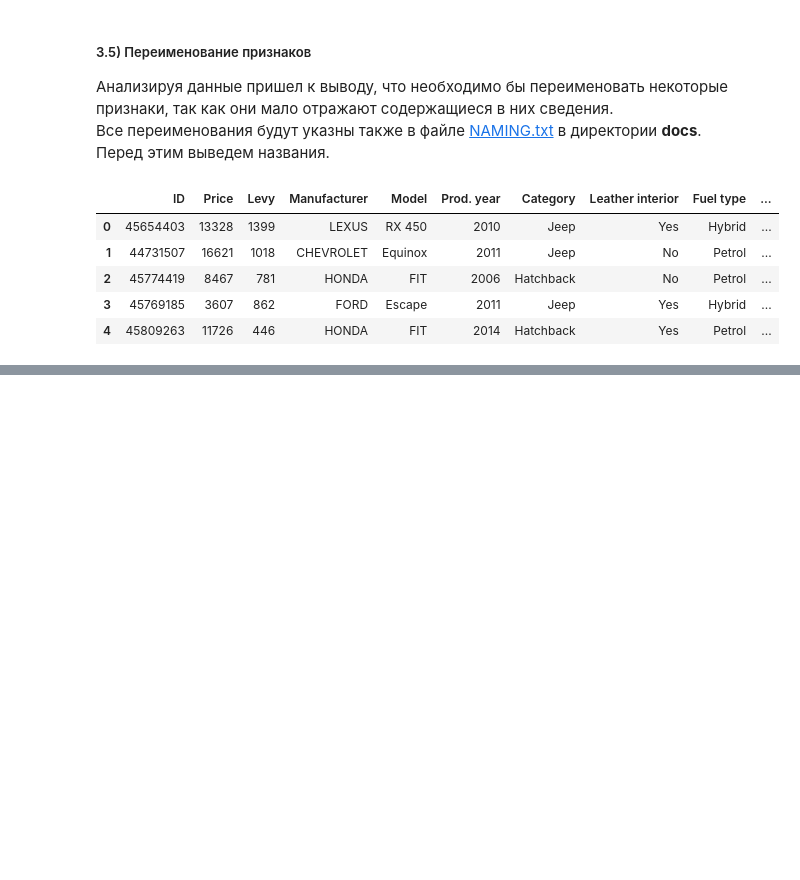
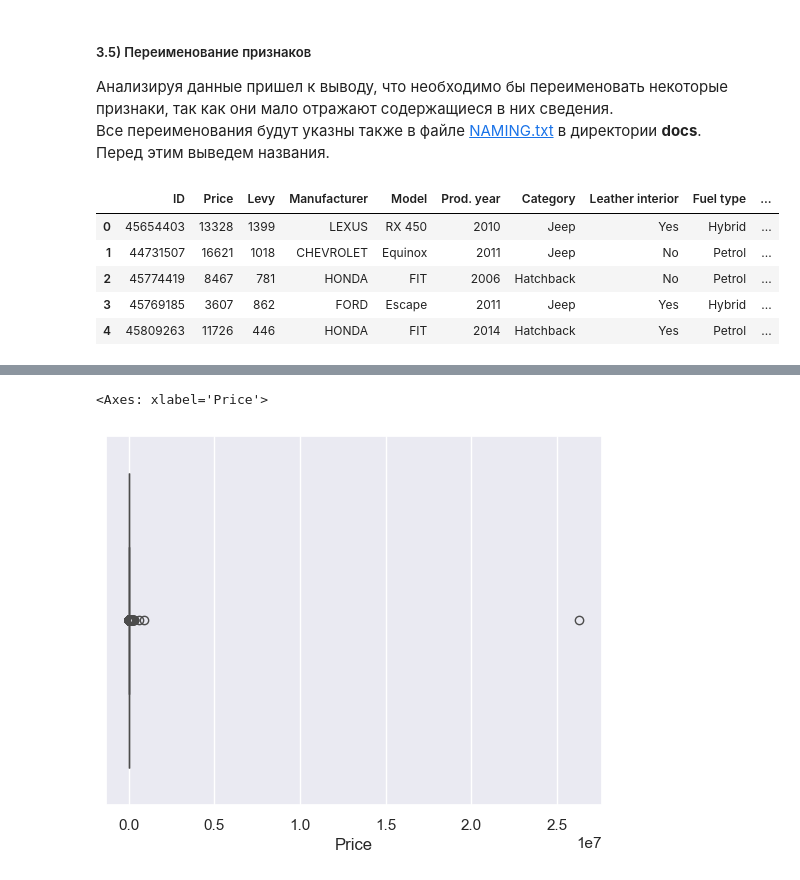
Before and after one commit to D0uble-Zer0/DE_ITMO_Course, a Jupyter notebook: notebooks/EDA.ipynb, the cells around one changed output, grey strips where cells are left out. Cells and saved outputs as stored; diff of their text form; code cells hidden in the pictures; blank space fills up the shorter version.

```diff
--- a/notebooks/EDA.ipynb
+++ b/notebooks/EDA.ipynb
@@ -359,0 +376,5 @@ df.head()
+# %%
+sns.boxplot(x=df['Price'])
+# %% [output]
+<Axes: xlabel='Price'>
+[figure, added]
```
Also changed, not shown: parts of 29 cells of this notebook.
